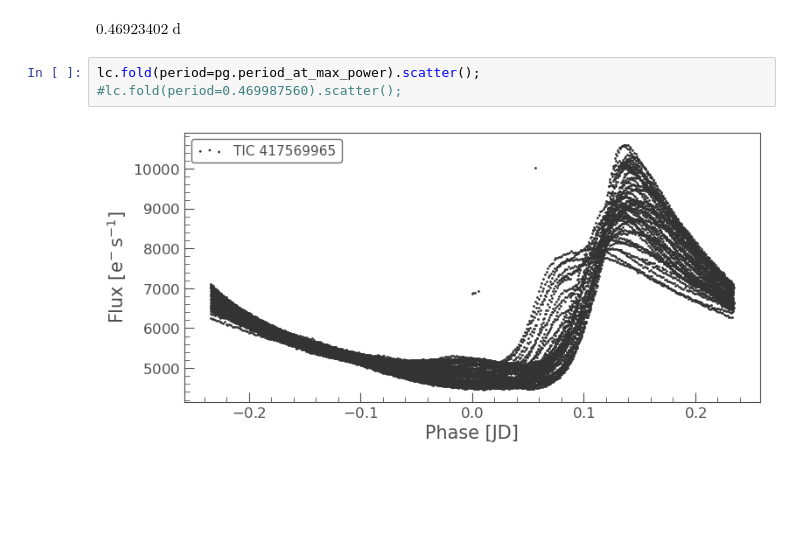
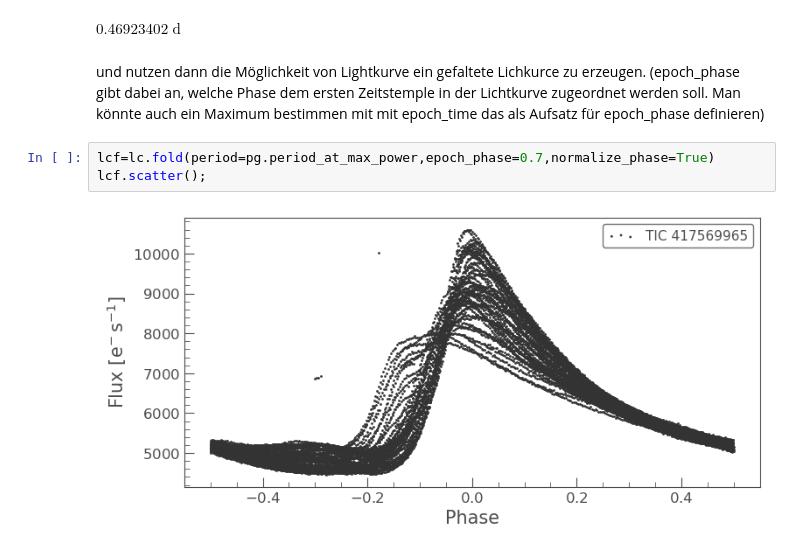
Before and after one commit to pdeeskow/TESS-BAV, a Jupyter notebook: TESS_TPF.ipynb, the cells around one changed output. Saved outputs shown, nothing was run; the diff lists cells and outputs as text; blank space fills up the shorter version.

```diff
--- a/TESS_TPF.ipynb
+++ b/TESS_TPF.ipynb
@@ -62,8 +62,10 @@ pg.plot(view="period",scale="log")
 pg.period_at_max_power
 # %% [output]
 $0.46923402 \; \mathrm{d}$
+# %% [markdown]
+und nutzen dann die Möglichkeit von Lightkurve ein gefaltete Lichkurce zu erzeugen. (epoch_phase gibt dabei an, welche Phase dem ersten Zeitstemple in der Lichtkurve zugeordnet werden soll. Man könnte auch ein Maximum bestimmen mit mit epoch_time das als Aufsatz für epoch_phase definieren)
 # %%
-lc.fold(period=pg.period_at_max_power).scatter();
-#lc.fold(period=0.469987560).scatter();
+lcf=lc.fold(period=pg.period_at_max_power,epoch_phase=0.7,normalize_phase=True)
+lcf.scatter();
 # %% [output]
-[figure, old version]
+[figure, new version]
```
Also changed, not shown: parts of 6 cells of this notebook.
